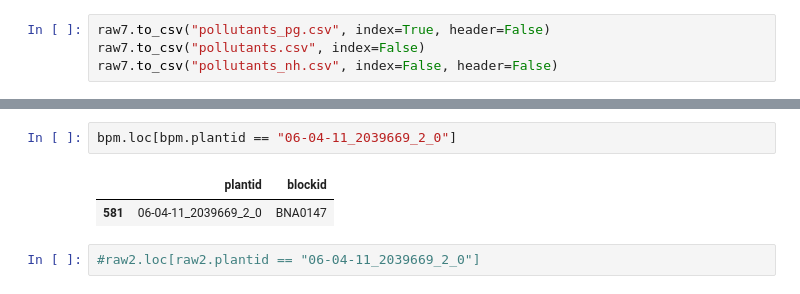
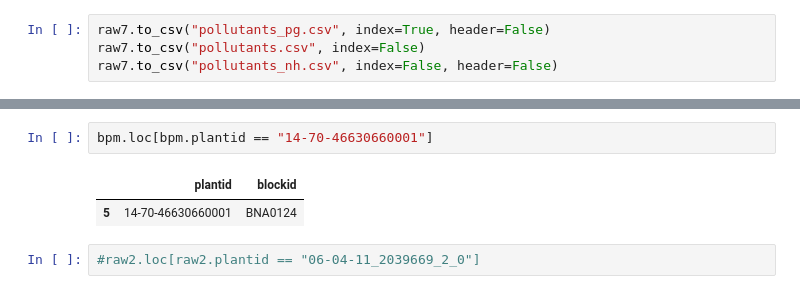
Before and after one commit to sidietz/plantwatch-data, a Jupyter notebook: pollution/pollution.ipynb, the cells around one changed output, grey strips where cells are left out. Cells and saved outputs as stored; diff of their text form.

```diff
--- a/pollution/pollution.ipynb
+++ b/pollution/pollution.ipynb
@@ -172,8 +186,8 @@ raw7.to_csv("pollutants_nh.csv", index=False, header=False)
 # %%
-bpm.loc[bpm.plantid == "06-04-11_2039669_2_0"]
+bpm.loc[bpm.plantid == "14-70-46630660001"]
 # %% [output]
 |  | plantid | blockid |
-| 581 | 06-04-11_2039669_2_0 | BNA0147 |
+| 5 | 14-70-46630660001 | BNA0124 |
 # %%
 #raw2.loc[raw2.plantid == "06-04-11_2039669_2_0"]
 # %%
```
Also changed, not shown: parts of 11 cells of this notebook, 2 other files.
